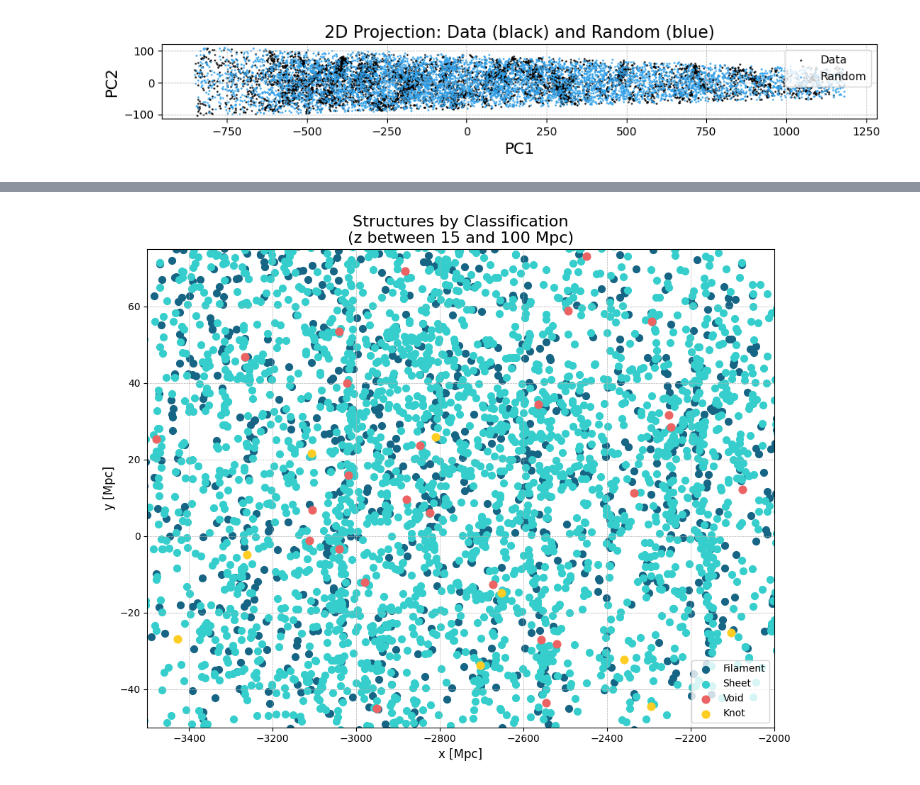
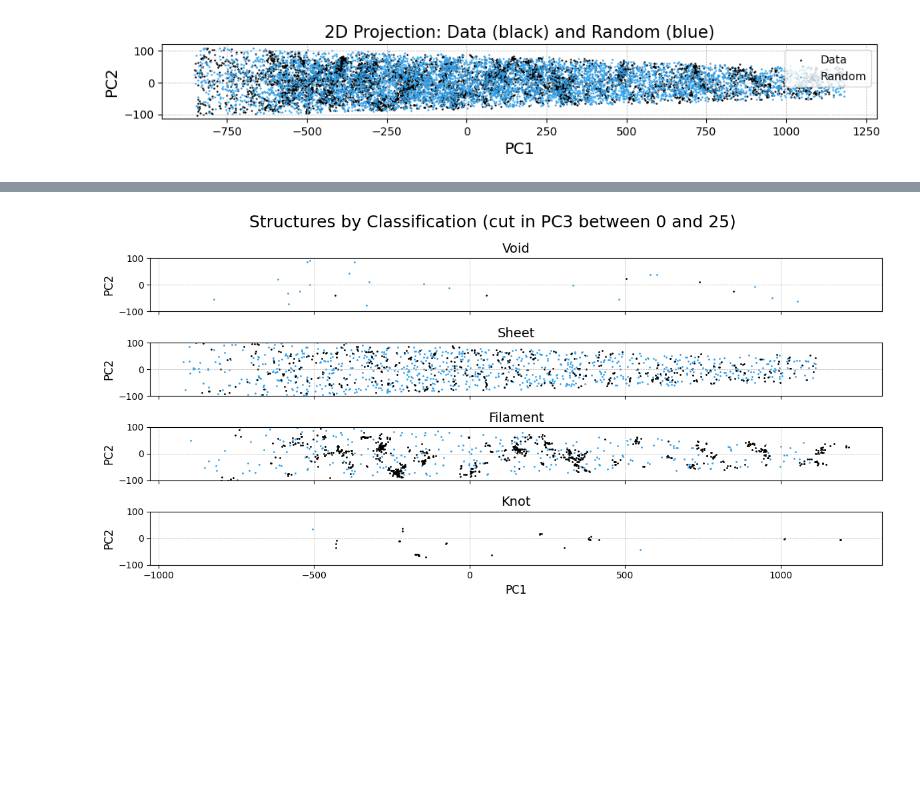
Before and after one commit to soguevaram/DESI, a Jupyter notebook: 20250704_Classification_LRG.ipynb, the cells around one changed output, grey strips where cells are left out. Cells and saved outputs as stored; diff of their text form; code cells hidden in the pictures; blank space fills up the shorter version.

```diff
--- a/20250704_Classification_LRG.ipynb
+++ b/20250704_Classification_LRG.ipynb
@@ -511,28 +411,38 @@ plt.show()
-# %%
-void_filtered = void[(void['z'] >= z_slice[0]) & (void['z'] <= z_slice[1])]
-sheet_filtered = sheet[(sheet['z'] >= z_slice[0]) & (sheet['z'] <= z_slice[1])]
-filament_filtered = filament[(filament['z'] >= z_slice[0]) & (filament['z'] <= z_slice[1])]
-knot_filtered = knot[(knot['z'] >= z_slice[0]) & (knot['z'] <= z_slice[1])]
-
-fig, ax = plt.subplots(figsize=(10, 8))
-
-ax.scatter(filament_filtered['x'], filament_filtered['y'], c='#176585', s=50, label='Filament')
-ax.scatter(sheet_filtered['x'], sheet_filtered['y'], c='#36cecc', s=50, label='Sheet')
-ax.scatter(void_filtered['x'], void_filtered['y'], c='#ec6363', s=60, label='Void', zorder=3)
-ax.scatter(knot_filtered['x'], knot_filtered['y'], c='#fecd23', s=60, label='Knot', zorder=4)
-
-
-
-
-ax.set_xlabel('x [Mpc]', size=12)
-ax.set_ylabel('y [Mpc]', size=12)
-ax.set_title(f'Structures by Classification\n(z between {z_slice[0]} and {z_slice[1]} Mpc)', fontsize=16)
-ax.grid(True, which='both', linestyle='--', linewidth=0.5)
-ax.legend(fontsize=10)
-ax.set_xlim(-3500,-2000)
-ax.set_ylim(-50,75)
-
-plt.tight_layout()
-plt.show()
-# %% [output]
-[figure, removed]
+# %%
+pc3_slice = (0, 25)
+
+classes = ['void', 'sheet', 'filament', 'knot']
+titles = ['Void', 'Sheet', 'Filament', 'Knot']
+
+fig, ax = plt.subplots(4, 1, figsize=(12, 6), sharex=True)
+axes = ax.flatten()
+
+for i in range(4):
+    structure = classes[i]
+
+    coords_real = coords_rotated[f'{structure}_real']
+    coords_rand = coords_rotated[f'{structure}_rand']
+
+    mask_real = (coords_real[:, 2] >= pc3_slice[0]) & (coords_real[:, 2] <= pc3_slice[1])
+    mask_rand = (coords_rand[:, 2] >= pc3_slice[0]) & (coords_rand[:, 2] <= pc3_slice[1])
+
+    coords_real_cut = coords_real[mask_real]
+    coords_rand_cut = coords_rand[mask_rand]
+
+    axes[i].scatter(coords_rand_cut[:, 0], coords_rand_cut[:, 1], c='#32A1EA', s=1, label='Random')
+    axes[i].scatter(coords_real_cut[:, 0], coords_real_cut[:, 1], c='k', s=1, label='Real')
+
+    axes[i].set_title(titles[i], fontsize=14)
+    axes[i].set_ylabel('PC2', size=12)
+    axes[i].grid(True, linestyle='--', linewidth=0.5)
+
+    # Limitar eje Y
+    axes[i].set_ylim(-100, 100)
+
+axes[-1].set_xlabel('PC1', size=12)
+
+fig.suptitle(f'Structures by Classification (cut in PC3 between {pc3_slice[0]} and {pc3_slice[1]})', fontsize=18)
+plt.tight_layout()
+plt.show()
+# %% [output]
+[figure, added]
```
Also changed, not shown: parts of 13 cells of this notebook.
